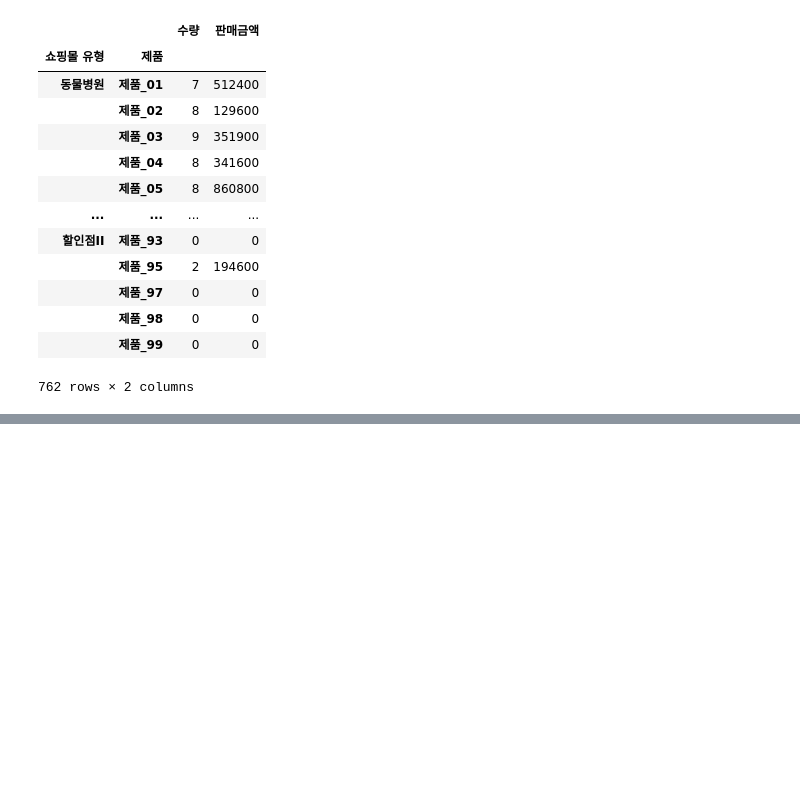
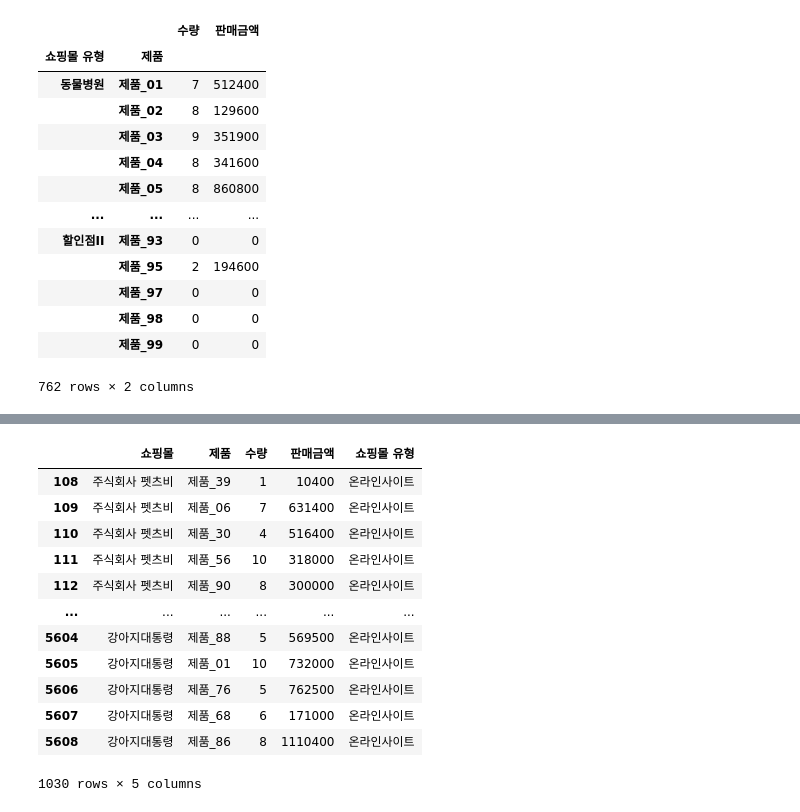
Before and after one commit to Huni0318/preprocessing, a Jupyter notebook: 07. 연습/practice1.ipynb, the cells around one changed output, grey strips where cells are left out. Cells and saved outputs as stored; diff of their text form; code cells hidden in the pictures; blank space fills up the shorter version.

```diff
--- a/07. 연습/practice1.ipynb
+++ b/07. 연습/practice1.ipynb
@@ -180,0 +185,2 @@ df.groupby(['쇼핑몰 유형','제품'])['수량','판매금액'].agg(my_func)
+# %%
+df = pd.read_csv('온라인_판매기록.csv', engine = 'python')
@@ -180,0 +220,16 @@ df.groupby(['쇼핑몰 유형','제품'])['수량','판매금액'].agg(my_func)
+# %%
+df.loc[df['쇼핑몰 유형'].isin(['온라인사이트'])]
+# %% [output]
+|  | 쇼핑몰 | 제품 | 수량 | 판매금액 | 쇼핑몰 유형 |
+| 108 | 주식회사 펫츠비 | 제품_39 | 1 | 10400 | 온라인사이트 |
+| 109 | 주식회사 펫츠비 | 제품_06 | 7 | 631400 | 온라인사이트 |
+| 110 | 주식회사 펫츠비 | 제품_30 | 4 | 516400 | 온라인사이트 |
+| 111 | 주식회사 펫츠비 | 제품_56 | 10 | 318000 | 온라인사이트 |
+| 112 | 주식회사 펫츠비 | 제품_90 | 8 | 300000 | 온라인사이트 |
+| ... | ... | ... | ... | ... | ... |
+| 5604 | 강아지대통령 | 제품_88 | 5 | 569500 | 온라인사이트 |
+| 5605 | 강아지대통령 | 제품_01 | 10 | 732000 | 온라인사이트 |
+| 5606 | 강아지대통령 | 제품_76 | 5 | 762500 | 온라인사이트 |
+| 5607 | 강아지대통령 | 제품_68 | 6 | 171000 | 온라인사이트 |
+| 5608 | 강아지대통령 | 제품_86 | 8 | 1110400 | 온라인사이트 |
+1030 rows × 5 columns
```
Also changed, not shown: parts of 5 cells of this notebook.
